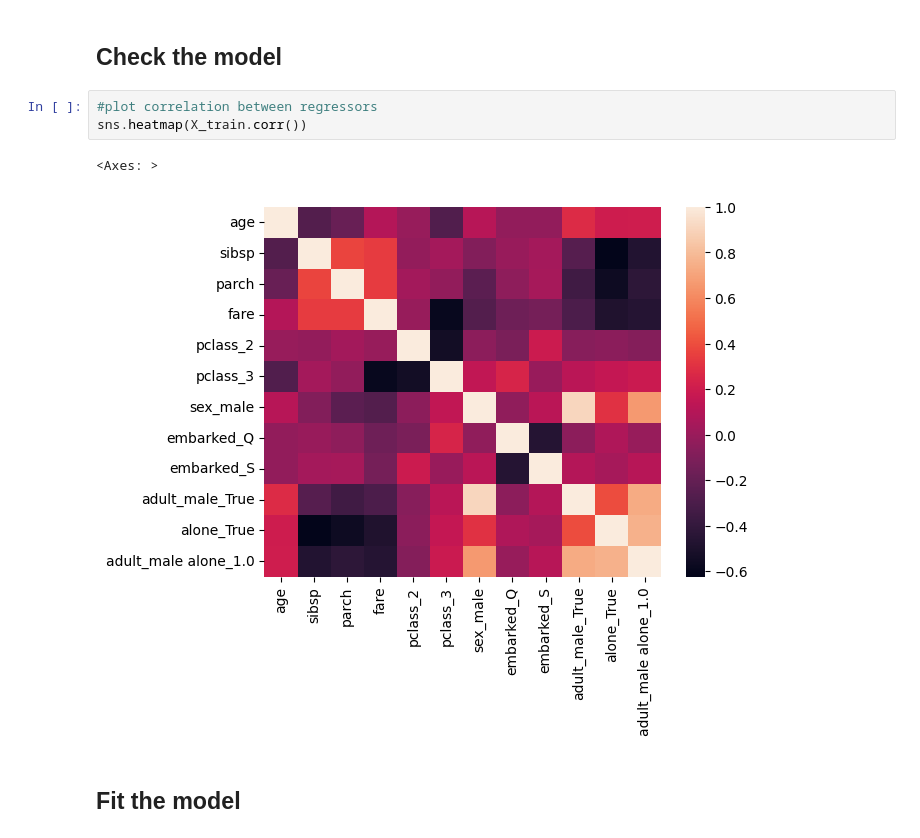
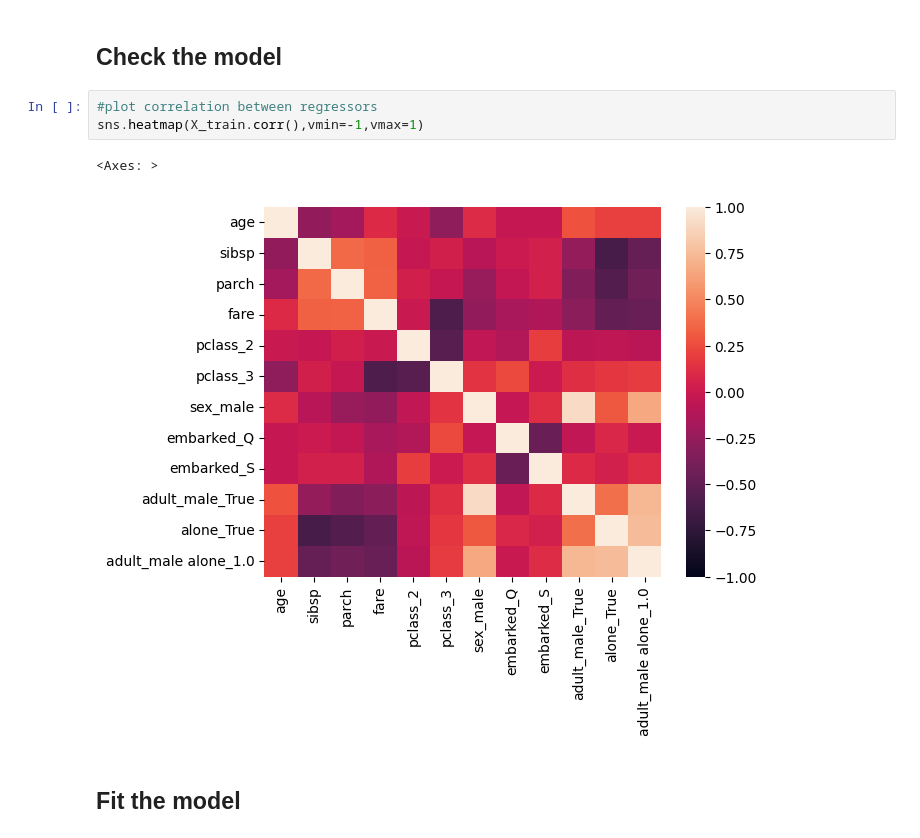
Before and after one commit to rudyvdbrink/Predictive_modeling_skeletonscripts, a Jupyter notebook: example_fit_linear_model.ipynb, the cells around one changed output. Drawn from its saved outputs; the diff is of its cells as text.

```diff
--- a/example.ipynb
+++ b/example_fit_linear_model.ipynb
@@ -250,10 +250,10 @@ X_test  = feature_engineer(X_test,columns_to_interact,columns_to_dummycode)
 ## Check the model
 # %%
 #plot correlation between regressors
-sns.heatmap(X_train.corr())
+sns.heatmap(X_train.corr(),vmin=-1,vmax=1)
 # %% [output]
 <Axes: >
-[figure, old version]
+[figure, new version]
 # %% [markdown]
 ## Fit the model
 # %%
```
Also changed, not shown: 2 other files.
